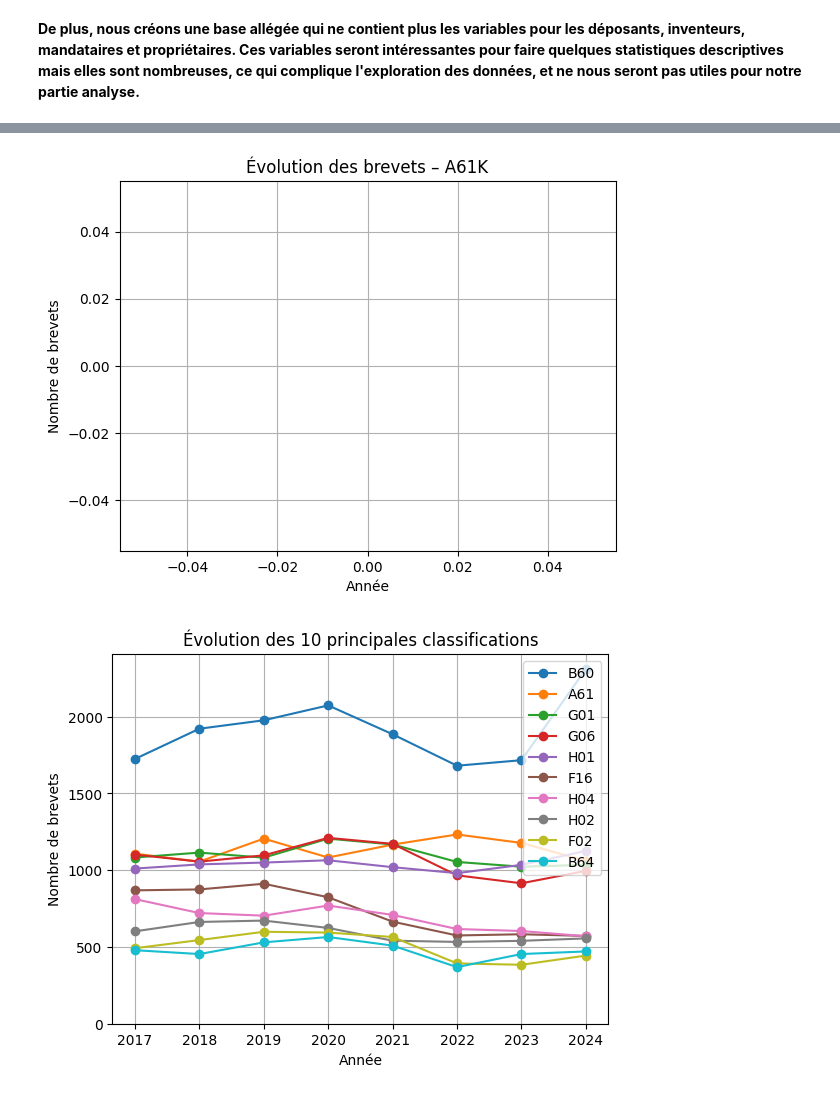
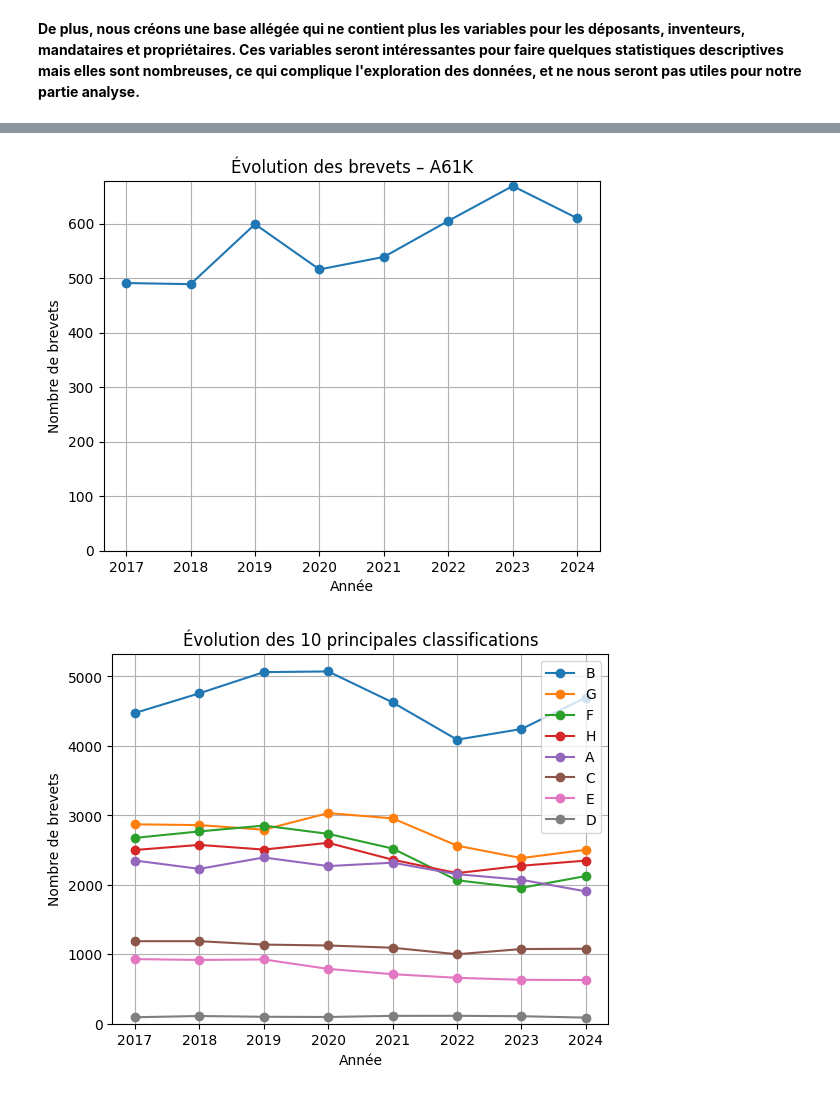
Before and after one commit to IrisLaf/Depots-de-brevets-et-marches-financiers, a Jupyter notebook: Cleaning_V2.ipynb, the cells around one changed output, grey strips where cells are left out. Drawn from its saved outputs; the diff is of its cells as text; code cells hidden in the pictures.

Commit message:
Suite stats des

```diff
--- a/Cleaning_V2.ipynb
+++ b/Cleaning_V2.ipynb
@@ -430,7 +437,11 @@ data_brevets_light.head(5)
 # %%
-# Garder que les quatre premiers termes de la classification
+# Garder que les trois ou quatre premiers termes de la classification
 cols_classif = ["classification_1_text", "classification_2_text", "classification_3_text"]
 
+brevets_class3 = data_brevets_light.copy()
 for col in cols_classif:
-    data_brevets_light[col] = data_brevets_light[col].str.extract(r"^([A-Z]\d{2})")
-data_brevets_light
+    brevets_class3[col] = brevets_class3[col].str.extract(r"^([A-Z]\d{2})")
+
+brevets_class4 = data_brevets_light.copy()
+for col in cols_classif:
+    brevets_class4[col] = brevets_class4[col].str.extract(r"^([A-Z]\d{2}[A-Z])")
@@ -500,32 +558,8 @@ def plot_evolution_classification(df, classification):
 # %%
-plot_evolution_classification(stats_classification, "A61K")
+plot_evolution_classification(stats_class4, "A61K")
 # %% [output]
-[figure, old version]
+[figure, new version]
-# %%
-def plot_top_classifications(df, n=5):
-    top_classes = (
-        df.groupby("classification")["nombre"]
-        .sum()
-        .sort_values(ascending=False)
-        .head(n)
-        .index
-    )
-
-    df_top = df[df["classification"].isin(top_classes)]
-
-    plt.figure()
-    for c in top_classes:
-        data = df_top[df_top["classification"] == c].sort_values("year")
-        plt.plot(data["year"], data["nombre"], marker="o", label=c)
-
-    plt.xlabel("Année")
-    plt.ylabel("Nombre de brevets")
-    plt.title(f"Évolution des {n} principales classifications")
-    plt.ylim(bottom=0)
-    plt.legend()
-    plt.grid(True)
-    plt.show()
 # %%
-plot_top_classifications(stats_classification, n=10)
+plot_top_classifications(stats_class1, n=10)
 # %% [output]
-[figure, old version]
+[figure, new version]
```
Also changed, not shown: parts of 11 cells of this notebook, 2 other files.
